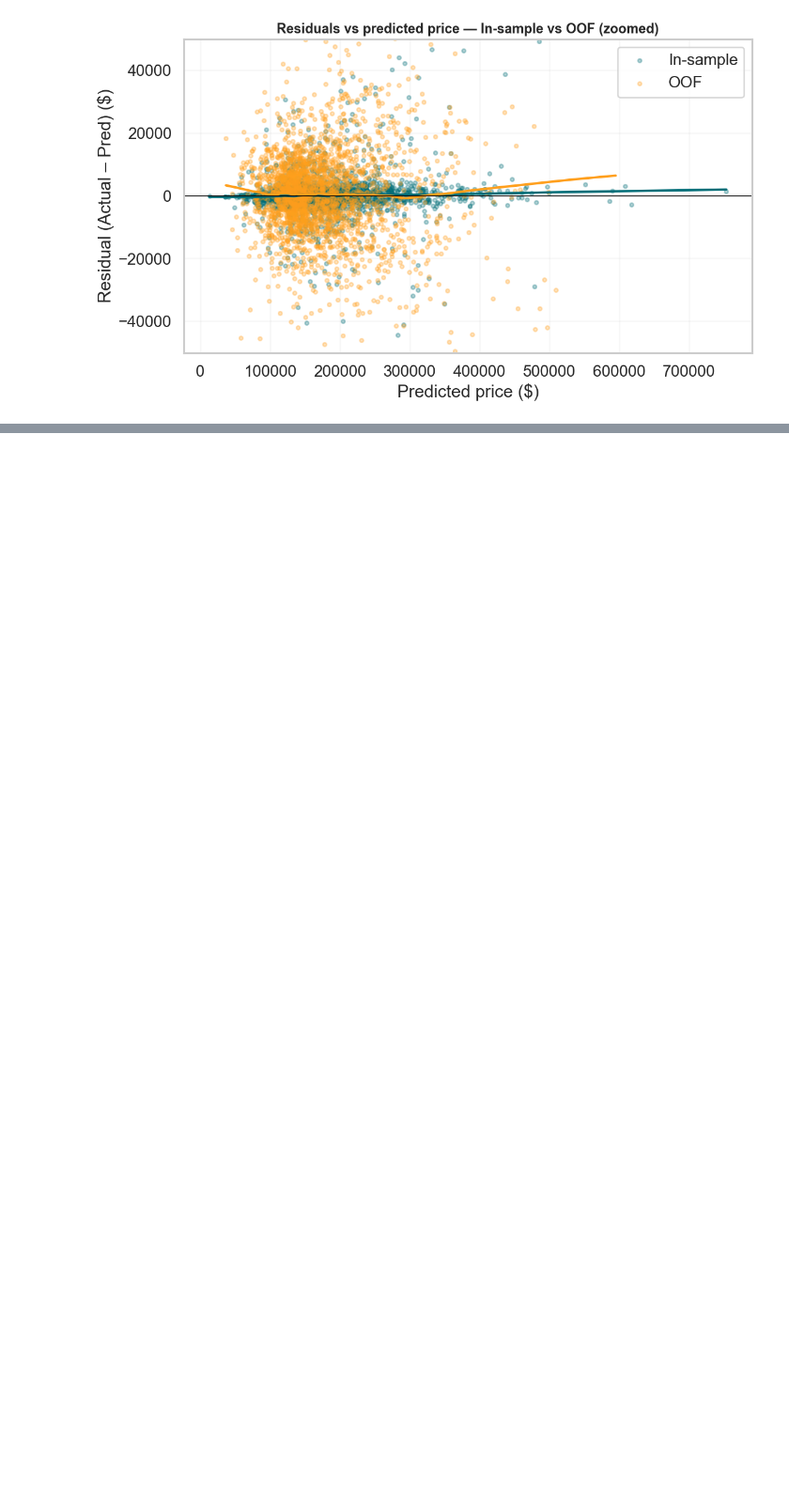
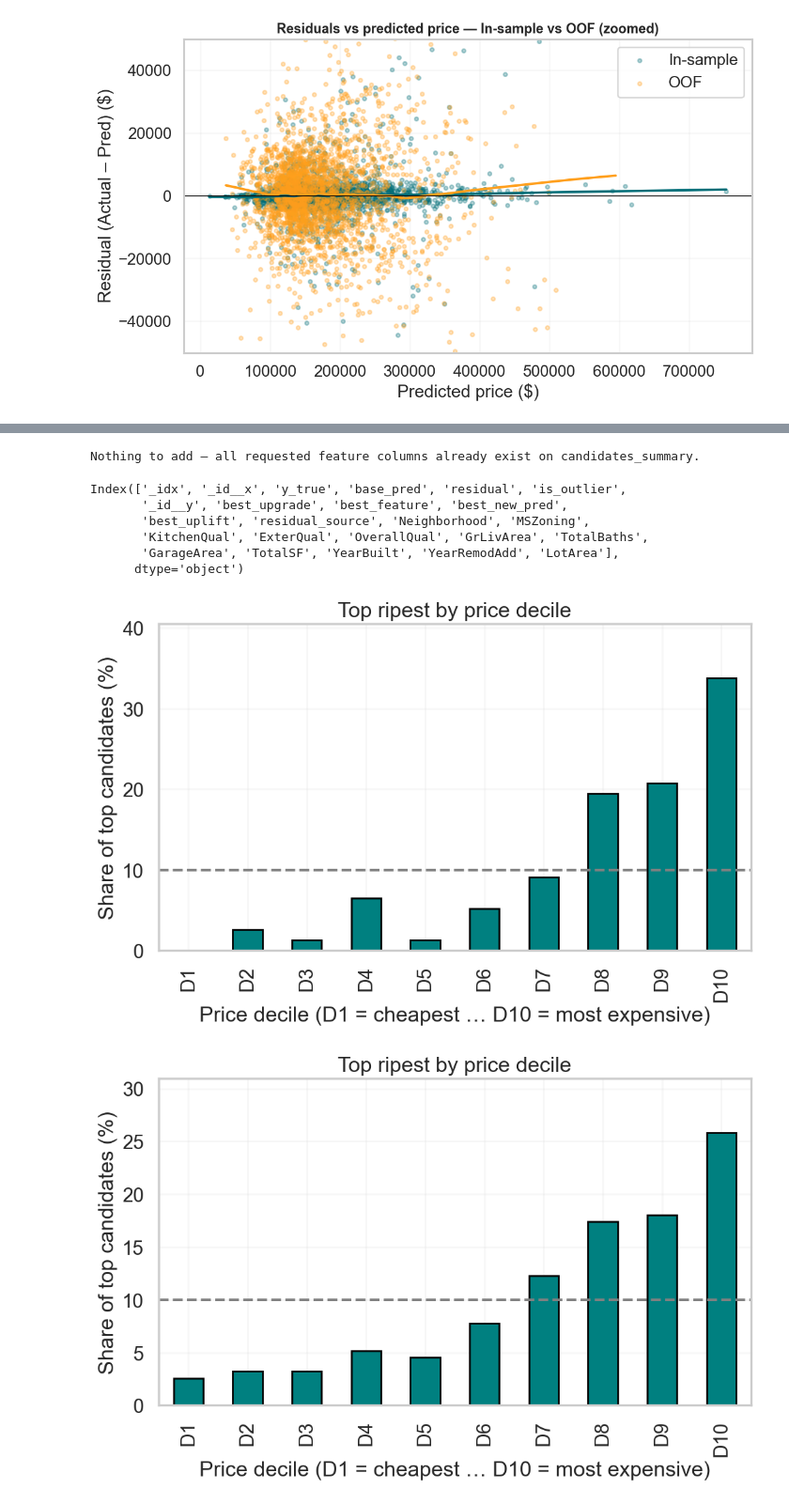
Before and after one commit to asilbert/MLProject, a Jupyter notebook: MLProject_V4.ipynb, the cells around one changed output, grey strips where cells are left out. Shown at 94% size. Drawn from its saved outputs; the diff is of its cells as text; code cells hidden in the pictures; blank space fills up the shorter version.

```diff
--- a/MLProject_V4.ipynb
+++ b/MLProject_V4.ipynb
@@ -1419,13 +1529,0 @@ def oof_eval(X: pd.DataFrame, y: pd.Series, params: dict, n_splits=5, seed=42):
-# %%
-variants = [
-    ("p=1 (no change)", 1.0),
-    ("p=1.35",           1.35),
-]
-
-rows = []
-for name, p in variants:
-    Xv = make_X_variant(X_fe, p)
-    rmse, slope = oof_eval(Xv, y, cb_params, n_splits=5, seed=42)
-    rows.append({"variant": name, "OOF_RMSE": rmse, "slope_resid_vs_price": slope})
-
-pd.DataFrame(rows).sort_values("OOF_RMSE")
@@ -1604,0 +1599,46 @@ Best params:
+# %%
+# Columns you want back on candidates_summary
+FEAT_COLS = [
+    "Neighborhood","MSZoning","KitchenQual","ExterQual",
+    "OverallQual","GrLivArea","TotalBaths","GarageArea",
+    "TotalSF","YearBuilt","YearRemodAdd","LotArea"
+]
+
+# Make an indexable copy of your feature frame
+fe = X_fe.copy()
+fe["_idx"] = np.arange(len(fe), dtype=int)
+
+# Only add features that are present in X_fe AND not already on candidates_summary
+cols_to_add = [c for c in FEAT_COLS
+               if c in fe.columns and c not in candidates_summary.columns]
+
+if cols_to_add:
+    fe_slim = fe[["_idx", *cols_to_add]]
+    candidates_summary = candidates_summary.merge(fe_slim, on="_idx", how="left")
+else:
+    print("Nothing to add — all requested feature columns already exist on candidates_summary.")
+# %% [output]
+Nothing to add — all requested feature columns already exist on candidates_summary.
+# %%
+candidates_summary.columns
+# %% [output]
+Index(['_idx', '_id__x', 'y_true', 'base_pred', 'residual', 'is_outlier',
+       '_id__y', 'best_upgrade', 'best_feature', 'best_new_pred',
+       'best_uplift', 'residual_source', 'Neighborhood', 'MSZoning',
+       'KitchenQual', 'ExterQual', 'OverallQual', 'GrLivArea', 'TotalBaths',
+       'GarageArea', 'TotalSF', 'YearBuilt', 'YearRemodAdd', 'LotArea'],
+      dtype='object')
+# %%
+
+top_ripest_with_10 = select_top_candidates(candidates_summary, top_pct=0.10, drop_outliers=False)
+top_ripest_with_20 = select_top_candidates(candidates_summary, top_pct=0.20, drop_outliers=False)
+top_ripest_without_10 = select_top_candidates(candidates_summary, top_pct=0.10, drop_outliers=True)
+top_ripest_without_20 = select_top_candidates(candidates_summary, top_pct=0.20, drop_outliers=True)
+
+plot_decile_distribution(candidates_summary, top_ripest_with_10)
+plot_decile_distribution(candidates_summary, top_ripest_with_20)
+plot_decile_distribution(candidates_summary, top_ripest_without_10)
+plot_decile_distribution(candidates_summary, top_ripest_without_20)
+# %% [output]
+[figure, added]
+[figure, added]
```
Also changed, not shown: parts of 27 cells of this notebook, 7 other files.
